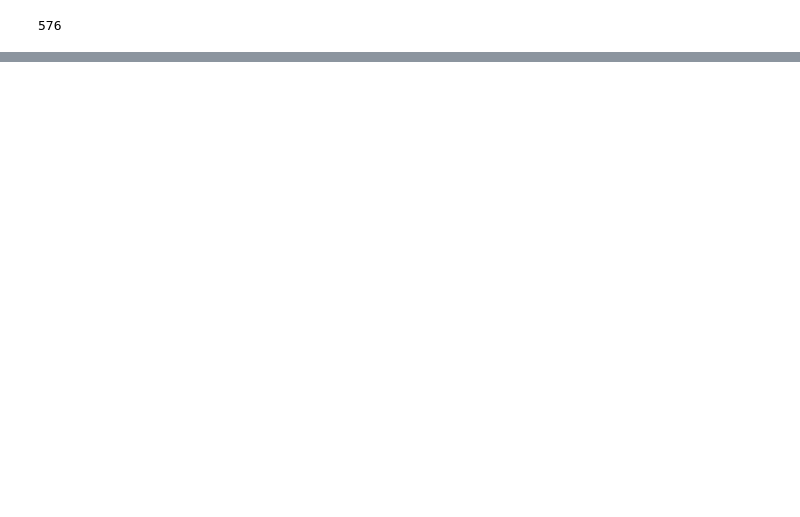
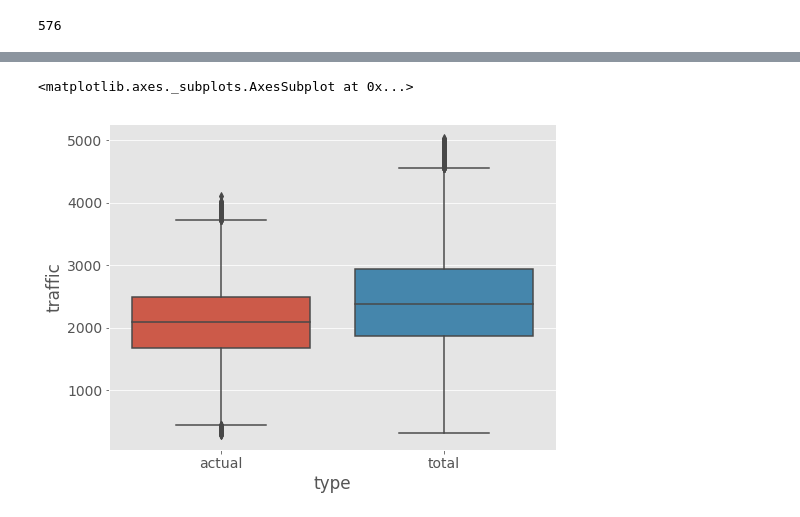
Before and after one commit to Elmo-MCast/numerical-evals, a Jupyter notebook: notebooks/mcast-dcn.ipynb, the cells around one changed output, grey strips where cells are left out. Saved outputs shown, nothing was run; the diff lists cells and outputs as text; code cells hidden in the pictures; blank space fills up the shorter version.

```diff
--- a/notebooks/mcast-dcn.ipynb
+++ b/notebooks/mcast-dcn.ipynb
@@ -203,0 +216,17 @@ data.traffic_overhead(at, rt)
+# %%
+traffic_data = pd.DataFrame(columns=['type', 'traffic'])
+
+at_data = pd.DataFrame()
+at_data['type'] = ['actual' for _ in range(len(at_link))]
+at_data['traffic'] = at_link
+traffic_data = traffic_data.append(at_data)
+
+tt_data = pd.DataFrame()
+tt_data['type'] = ['total' for _ in range(len(tt_link))]
+tt_data['traffic'] = tt_link
+traffic_data = traffic_data.append(tt_data)
+
+sb.boxplot(x='type', y='traffic', data=traffic_data)
+# %% [output]
+<matplotlib.axes._subplots.AxesSubplot at 0x...>
+[figure, added]
```
Also changed, not shown: parts of 12 cells of this notebook, 6 other files.
